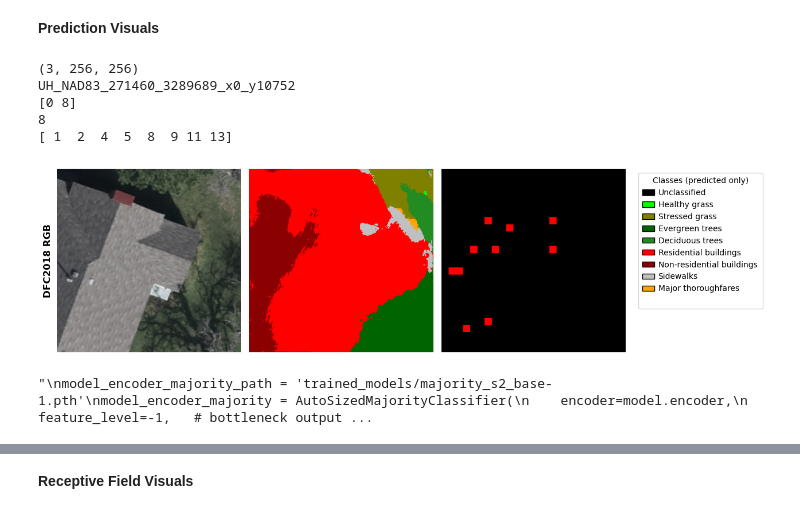
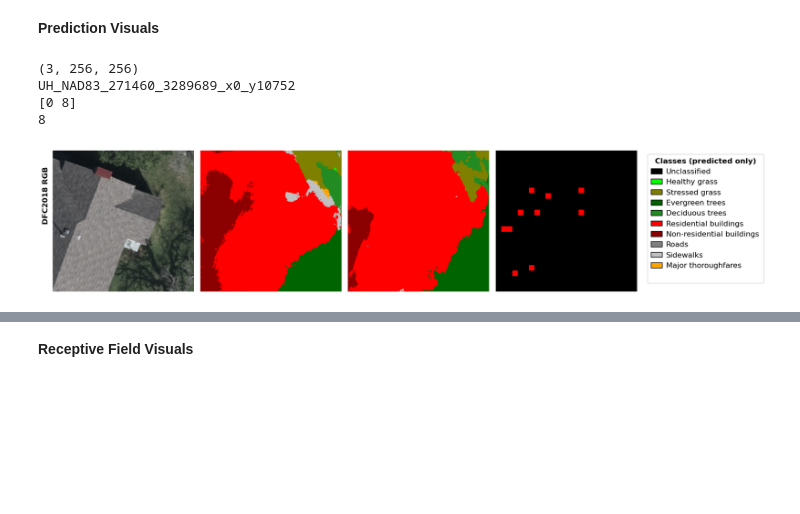
Before and after one commit to hpfref/The-Role-of-Spatial-Context-in-Deep-Learning-based-Semantic-Segmentation-of-Remote-Sensing-Imagery, a Jupyter notebook: dfc18/visualize.ipynb, the cells around one changed output, grey strips where cells are left out. Saved outputs shown, nothing was run; the diff lists cells and outputs as text; code cells hidden in the pictures; blank space fills up the shorter version.

```diff
--- a/dfc18/visualize.ipynb
+++ b/dfc18/visualize.ipynb
@@ -172,35 +25,0 @@ def visualize_rgb_prediction_label(patch, patch_stand=None, model=None, model_is
-# %%
-patch_index = 3 # 25,306,500 bad label example (city); 550,553 cropland dots warum? (wie ist ground truth entstanden); train 720 ähnlich weird; train 3000,2000,2500!!!
-#3,57,1,48,54
-patch = ds.__getitem__(patch_index)
-print(patch["image"].shape)
-print(patch["id"])
-print(np.unique(patch["label"]))
-print(patch["majority_class"])
-
-#patch_stand = ds_stand.__getitem__(patch_index)
-model_path = 'trained_models/segmentation/unet_base.pth'
-model = UNetBase(n_channels=3)  # n_channels based on model
-
-model.load_state_dict(torch.load(model_path))
-
-visualize_rgb_prediction_label(patch, patch_stand=None, model=model, model_is_stand=False, confusion=False, vertical_label="DFC2018 RGB", col_titles=False)
-"""
-model_encoder_majority_path = 'trained_models/majority_s2_base-1.pth'
-model_encoder_majority = AutoSizedMajorityClassifier(
-    encoder=model.encoder,
-    feature_level=-1,   # bottleneck output -1, or -2 for previous, etc.
-    target_head_params=500
-)
-model_encoder_majority.load_state_dict(torch.load(model_encoder_majority_path))
-
-visualize_rgb_prediction_label(patch, patch_stand=patch_stand, model=model_encoder_majority, model_is_stand=True, model_is_majority=True)
-"""
-# %% [output]
-(3, 256, 256)
-UH_NAD83_271460_3289689_x0_y10752
-[0 8]
-8
-[ 1  2  4  5  8  9 11 13]
-[figure, removed]
-"\nmodel_encoder_majority_path = 'trained_models/majority_s2_base-1.pth'\nmodel_encoder_majority = AutoSizedMajorityClassifier(\n    encoder=model.encoder,\n    feature_level=-1,   # bottleneck output ...
@@ -207,3 +166,36 @@ UH_NAD83_271460_3289689_x0_y10752
+# %%
+patch_index = 3  #  3,57,1,48,54
+patch = ds.__getitem__(patch_index)
+print(patch["image"].shape)
+print(patch["id"])
+print(np.unique(patch["label"]))
+print(patch["majority_class"])
+
+# --- Load 3 segmentation models ---
+m_1 = UNetBase(n_channels=3)
+m_1.load_state_dict(torch.load('trained_models/segmentation/unet_base.pth'))
+
+m_2 = UNetBaseBig(n_channels=3)
+m_2.load_state_dict(torch.load('trained_models/segmentation/unet_base_big.pth'))
+
+#m_3 = UNetRF1(n_channels=3)
+#m_3.load_state_dict(torch.load('trained_models/segmentation/unet_pool0_1x1.pth'))
+
+# --- Visualize 3 models side by side ---
+visualize_rgb_prediction_label(
+    patch,
+    models=[m_1, m_2],
+    model_captions=["Base", "Base-Large"],
+    confusion=False,                            # ignored for multi-model
+    vertical_label="DFC2018 RGB",
+    col_titles=False # for thesis visual
+)
+# %% [output]
+(3, 256, 256)
+UH_NAD83_271460_3289689_x0_y10752
+[0 8]
+8
+[figure, added]
 # %%
 def visualize_rgb_grid(patch_indices, ds, show_gt=True, row_label_positions=None):
     class_info = ds.class_info
```
Also changed, not shown: parts of 6 cells of this notebook, 30 other files.
